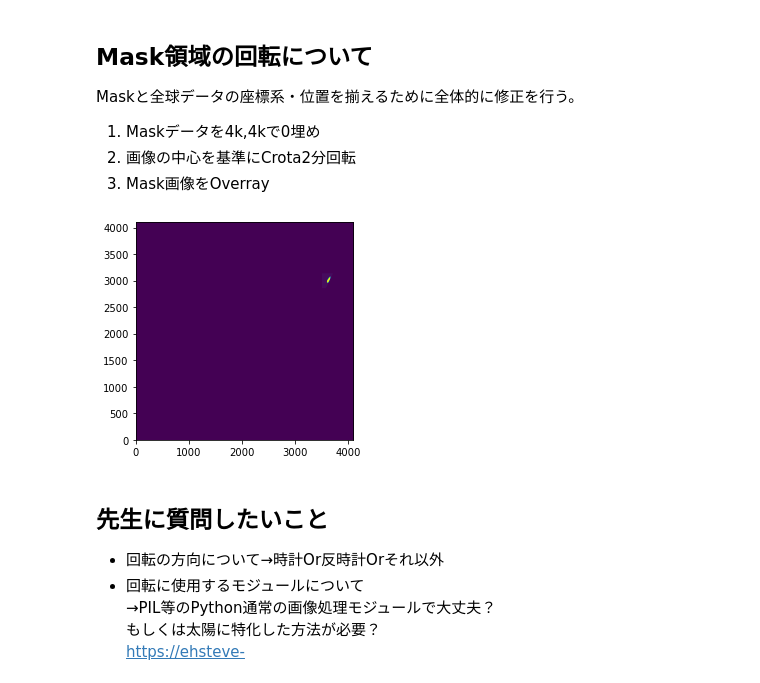
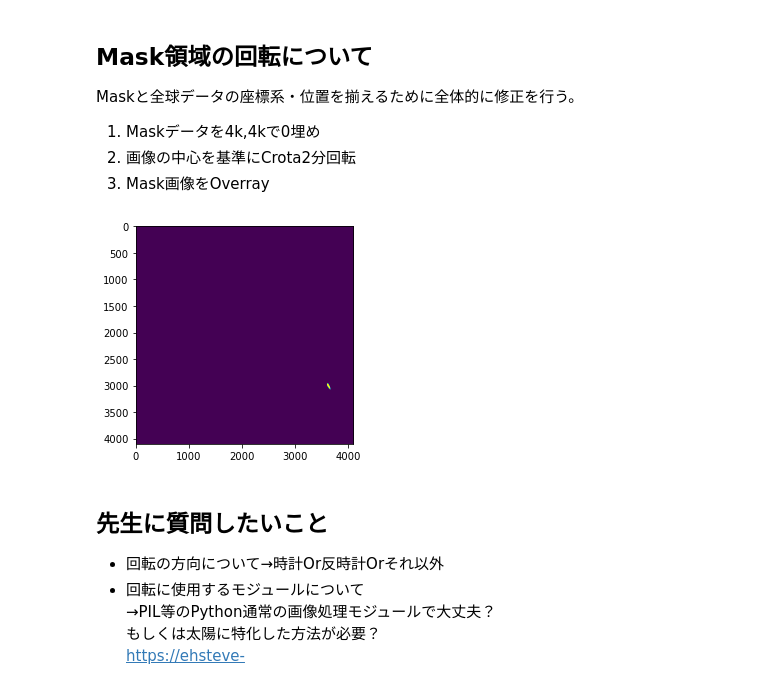
Before and after one commit to akisen/Predict_Solar_Flare_Mrcnn, a Jupyter notebook: src_dataset/Convert_bitmap_to_polygon.ipynb, the cells around one changed output. Drawn from its saved outputs; the diff is of its cells as text; code cells hidden in the pictures.

```diff
--- a/src_dataset/Convert_bitmap_to_polygon.ipynb
+++ b/src_dataset/Convert_bitmap_to_polygon.ipynb
@@ -248,16 +231,16 @@ mask_ll = mask_center-(mask_map.meta["naxis1"]//2,mask_map.meta["naxis2"]//2)
 mask_ur = mask_center+(mask_map.meta["naxis1"]//2,mask_map.meta["naxis2"]//2)
 full_disk_coord = 4096
 pad_width = np.array([[full_disk_coord-mask_ur[1],mask_ll[1]],[mask_ll[0],full_disk_coord-mask_ur[0]]])
-padded_map = np.pad(mask_map.data,np.array(pad_width,dtype="int"),"constant")
+padded_map = np.pad(binaried_mask_map,np.array(pad_width,dtype="int"),"constant")
 # %%
 plt.figure(1)
 ax = plt.subplot(1,1,1)
-ax.set_ylim([0,len(padded_map)])
+# ax.set_ylim([0,len(padded_map)])
 ax.imshow(padded_map)
 # ax.imshow(mask_map.data)
 plt.show()
 # %% [output]
-[figure, old version]
+[figure, new version]
 # %% [markdown]
 ## 先生に質問したいこと
 - 回転の方向について→時計Or反時計Orそれ以外
```
Also changed, not shown: parts of 17 cells of this notebook, 4 other files.
